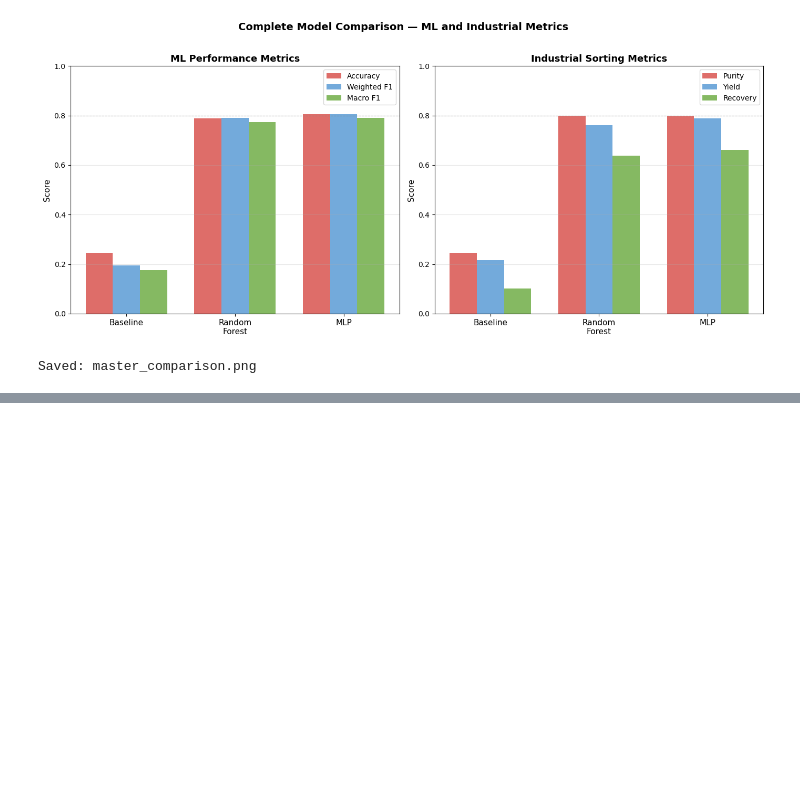
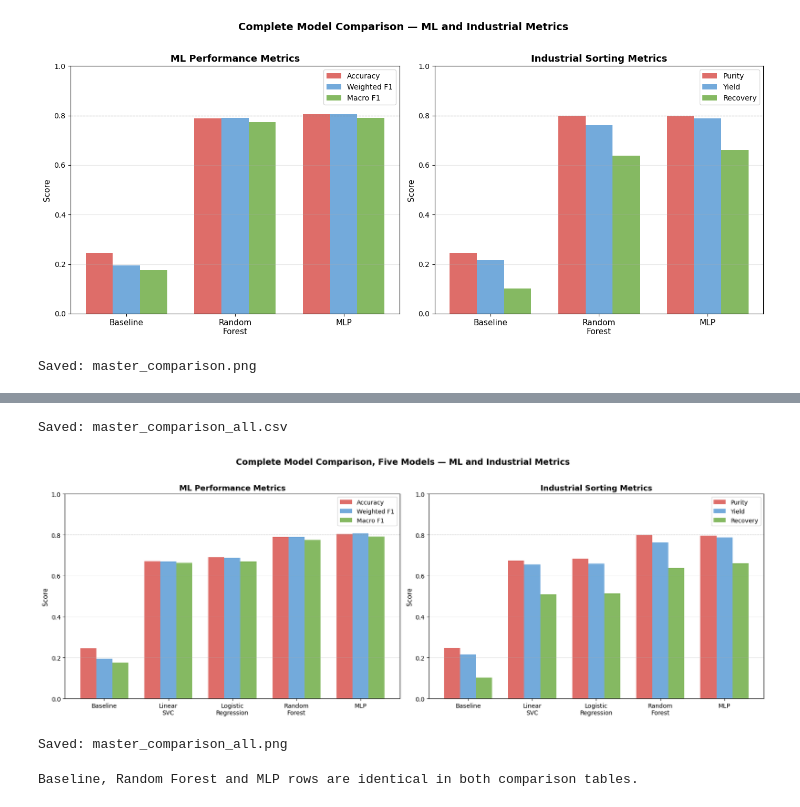
Before and after one commit to Mohamed-Tawfeek19/ml-optical-sorting-TrashNet, a Jupyter notebook: notebooks/09_final_comparisons.ipynb, the cells around one changed output, grey strips where cells are left out. Drawn from its saved outputs; the diff is of its cells as text; code cells hidden in the pictures; blank space fills up the shorter version.

```diff
--- a/notebooks/09_final_comparisons.ipynb
+++ b/notebooks/09_final_comparisons.ipynb
@@ -209,0 +222,19 @@ Saved: master_comparison.png
+# %%
+# Loads the linear model artifacts written by notebook 14, in the same order the earlier
+# cells load the other three
+
+logreg_cm = np.load(os.path.join(RESULTS_PATH, 'logreg_confusion_matrix.npy'))
+linsvc_cm = np.load(os.path.join(RESULTS_PATH, 'linsvc_confusion_matrix.npy'))
+
+with open(os.path.join(RESULTS_PATH, 'logreg_accuracy.txt'), 'r') as f:
+    logreg_acc = float(f.read().strip())
+
+with open(os.path.join(RESULTS_PATH, 'linsvc_accuracy.txt'), 'r') as f:
+    linsvc_acc = float(f.read().strip())
+
+logreg_ind = pd.read_csv(os.path.join(RESULTS_PATH, 'logreg_industrial_metrics.csv'))
+linsvc_ind = pd.read_csv(os.path.join(RESULTS_PATH, 'linsvc_industrial_metrics.csv'))
+
+print(f"Logistic Regression accuracy: {logreg_acc:.4f}")
+print(f"Linear SVC accuracy:          {linsvc_acc:.4f}")
+print("\nLinear model files loaded successfully.")
@@ -209,0 +282,59 @@ Saved: master_comparison.png
+# %%
+comparison_all.to_csv(os.path.join(RESULTS_PATH, 'master_comparison_all.csv'), index=False)
+print("\nSaved: master_comparison_all.csv")
+# %% [output]
+Saved: master_comparison_all.csv
+# %%
+fig, axes = plt.subplots(1, 2, figsize=(17, 6))
+
+models_all = ['Baseline', 'Linear\nSVC', 'Logistic\nRegression', 'Random\nForest', 'MLP']
+x_all      = np.arange(len(models_all))
+
+ax = axes[0]
+ax.bar(x_all - width, comparison_all['Accuracy'],    width, label='Accuracy',    color=colors[0], alpha=0.85)
+ax.bar(x_all,         comparison_all['Weighted F1'], width, label='Weighted F1', color=colors[1], alpha=0.85)
+ax.bar(x_all + width, comparison_all['Macro F1'],    width, label='Macro F1',    color=colors[2], alpha=0.85)
+
+ax.set_title('ML Performance Metrics', fontsize=13, fontweight='bold')
+ax.set_xticks(x_all)
+ax.set_xticklabels(models_all, fontsize=10)
+ax.set_ylim(0, 1.0)
+ax.set_ylabel('Score', fontsize=11)
+ax.legend(fontsize=10)
+ax.axhline(y=0.8, color='gray', linestyle='--', linewidth=0.8, alpha=0.7)
+ax.grid(axis='y', alpha=0.3)
+
+ax = axes[1]
+ax.bar(x_all - width, comparison_all['Purity'],   width, label='Purity',   color=colors[0], alpha=0.85)
+ax.bar(x_all,         comparison_all['Yield'],    width, label='Yield',    color=colors[1], alpha=0.85)
+ax.bar(x_all + width, comparison_all['Recovery'], width, label='Recovery', color=colors[2], alpha=0.85)
+
+ax.set_title('Industrial Sorting Metrics', fontsize=13, fontweight='bold')
+ax.set_xticks(x_all)
+ax.set_xticklabels(models_all, fontsize=10)
+ax.set_ylim(0, 1.0)
+ax.set_ylabel('Score', fontsize=11)
+ax.legend(fontsize=10)
+ax.axhline(y=0.8, color='gray', linestyle='--', linewidth=0.8, alpha=0.7)
+ax.grid(axis='y', alpha=0.3)
+
+plt.suptitle('Complete Model Comparison, Five Models \u2014 ML and Industrial Metrics',
+             fontsize=14, fontweight='bold', y=1.02)
+plt.tight_layout()
+plt.savefig(os.path.join(FIGURES_PATH, 'master_comparison_all.png'),
+            dpi=150, bbox_inches='tight')
+plt.show()
+print("Saved: master_comparison_all.png")
+# %% [output]
+[figure, added]
+Saved: master_comparison_all.png
+# %%
+# Guards the two tables against drifting: the three shared rows must be identical in both
+
+shared = comparison_all[comparison_all['Model'].isin(comparison['Model'])].reset_index(drop=True)
+expected = comparison.set_index('Model').loc[shared['Model']].reset_index()
+
+pd.testing.assert_frame_equal(shared, expected)
+print("Baseline, Random Forest and MLP rows are identical in both comparison tables.")
+# %% [output]
+Baseline, Random Forest and MLP rows are identical in both comparison tables.
```
Also changed, not shown: parts of 3 cells of this notebook, 29 other files.
